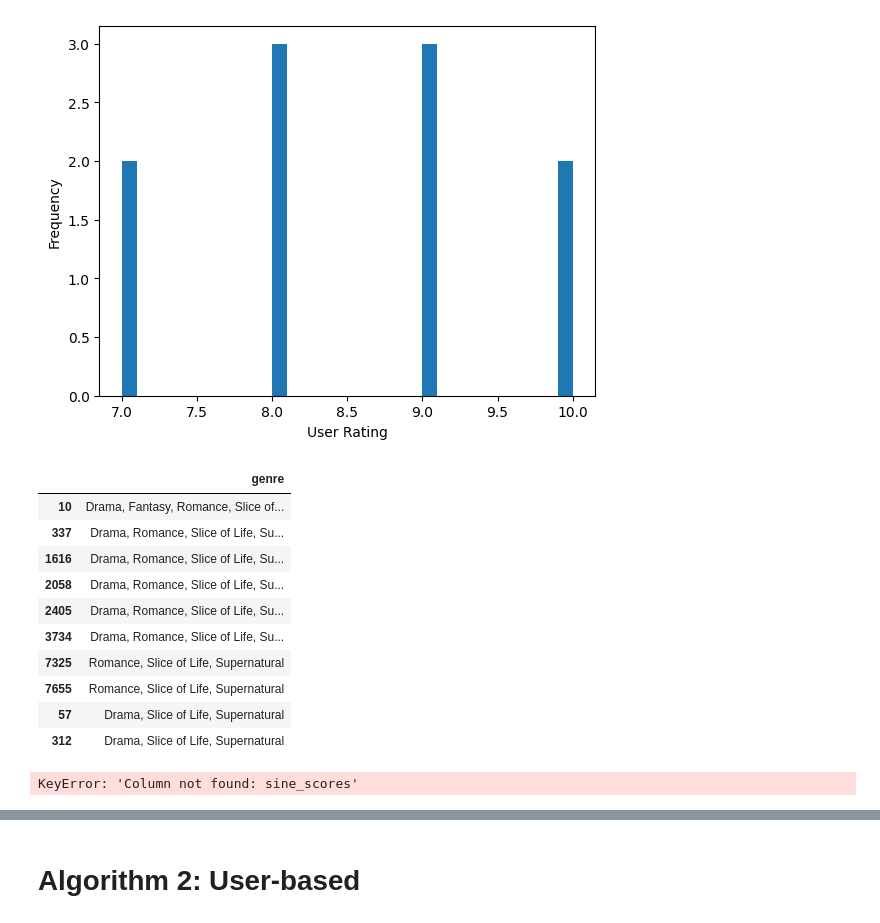
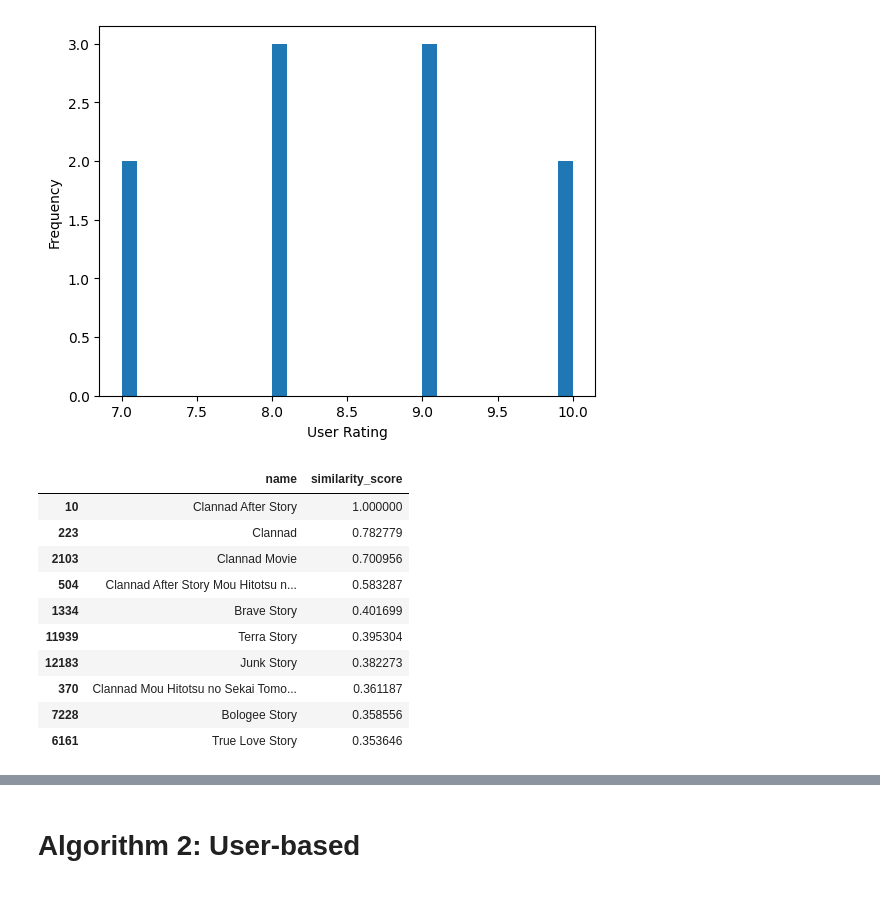
Before and after one commit to zhilin1112/AnimeRecmmendedSystem, a Jupyter notebook: ContentBasedAndUserBasedRecommenderSystem.ipynb, the cells around one changed output, grey strips where cells are left out. Saved outputs shown, nothing was run; the diff lists cells and outputs as text; code cells hidden in the pictures.

```diff
--- a/ContentBasedAndUserBasedRecommenderSystem.ipynb
+++ b/ContentBasedAndUserBasedRecommenderSystem.ipynb
@@ -328,8 +328,8 @@ merge_data
 # %% [markdown]
 # Construct the TF-IDF matrix
 # %%
-#Compute the TF-IDF matrix based on the genre
-tfidf_matrix = tfidf.fit_transform(anime_movie_data['genre'])
+#Compute the TF-IDF matrix based on the name
+tfidf_matrix = tfidf.fit_transform(anime_movie_data['name'])
 print(type(tfidf_matrix))
 # %% [output]
 <class 'scipy.sparse._csr.csr_matrix'>
@@ -390,7 +390,7 @@ anime_by_genre.head()
 cosine_sim = cosine_similarity(tfidf_matrix, tfidf_matrix)
 # %%
 # Create a pandas series where indexes are values and titles are indexes
-indices = pd.Series(anime_movie_data.index, index = anime_movie_data['genre']).drop_duplicates()
+indices = pd.Series(anime_movie_data.index, index = anime_movie_data['name']).drop_duplicates()
 
 # Check the first 10 indices
 indices[:n]
@@ -411,9 +411,9 @@ dtype: int64
 # Recommend anime movie function based on cosine similarity
 # %%
 # Define a function to get recommended movies
-def get_recommendations_content_based(genre, cosine_sim):
-    # Get the index of the movie that matches the genre
-    index = indices[genre]
+def get_recommendations_content_based(name, cosine_sim):
+    # Get the index of the movie that matches the name
+    index = indices[name]
 
     # Get the pairwise similarity scores
     sim_scores = list(enumerate(cosine_sim[index]))
@@ -428,7 +428,7 @@ def get_recommendations_content_based(genre, cosine_sim):
     movie_indices = [i[0] for i in sim_scores]
 
     # Return the top 10 most similar movies
-    return anime_movie_data['genre'].iloc[movie_indices]
+    return anime_movie_data['name'].iloc[movie_indices],  [i[1] for i in sim_scores]
 # %% [markdown]
 # User input for the specific user id
 # %%
@@ -452,28 +452,23 @@ Text(0, 0.5, 'Frequency')
 [figure]
 # %%
 
-genre = target_user_data['genre'].values[0]
+name = target_user_data['name'].values[0]
 
-content_based_recommendations = get_recommendations_content_based(genre, cosine_sim)
+content_based_recommendations, sim_scores = get_recommendations_content_based(name, cosine_sim)
 
 # Print the top 10 recommended movies
 content_based_recommendations=pd.DataFrame(content_based_recommendations)
-content_based_recommendations = content_based_recommendations[:n]
+content_based_recommendations['similarity_score'] = sim_scores[:n]
 content_based_recommendations
 # %% [output]
-|  | genre |
-| 10 | Drama, Fantasy, Romance, Slice of... |
-| 337 | Drama, Romance, Slice of Life, Su... |
-| 1616 | Drama, Romance, Slice of Life, Su... |
-| 2058 | Drama, Romance, Slice of Life, Su... |
-| 2405 | Drama, Romance, Slice of Life, Su... |
-| 3734 | Drama, Romance, Slice of Life, Su... |
-| 7325 | Romance, Slice of Life, Supernatural |
-| 7655 | Romance, Slice of Life, Supernatural |
-| 57 | Drama, Slice of Life, Supernatural |
-| 312 | Drama, Slice of Life, Supernatural |
+|  | name | similarity_score |
+| 10 | Clannad After Story | 1.000000 |
+| 223 | Clannad | 0.782779 |
+| 2103 | Clannad Movie | 0.700956 |
+| 504 | Clannad After Story Mou Hitotsu n... | 0.583287 |
+| 1334 | Brave Story | 0.401699 |
+| 11939 | Terra Story | 0.395304 |
+| 12183 | Junk Story | 0.382273 |
+| 370 | Clannad Mou Hitotsu no Sekai Tomo... | 0.361187 |
+| 7228 | Bologee Story | 0.358556 |
+| 6161 | True Love Story | 0.353646 |
-# %%
-anime_similarity_score = pd.DataFrame(target_user_data.groupby('anime_id')['sine_scores'])
-anime_similarity_score
-# %% [output]
-KeyError: 'Column not found: sine_scores'
```
Also changed, not shown: parts of 6 cells of this notebook, 1 other file.
